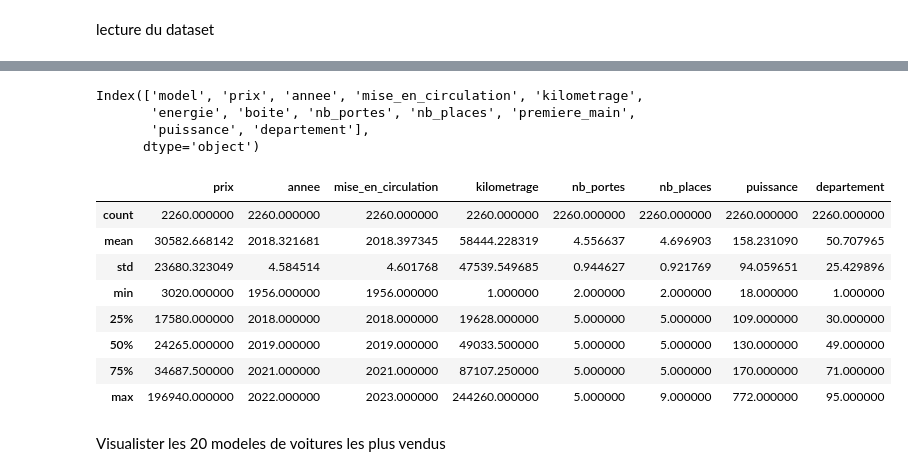
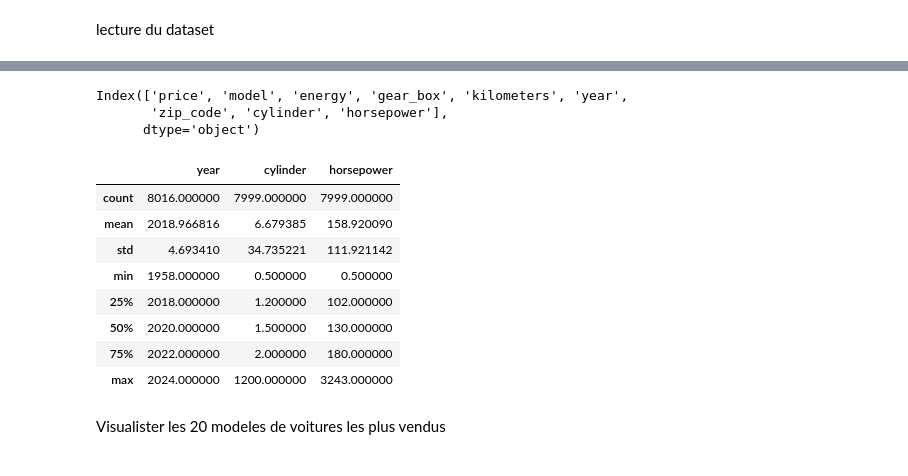
Before and after one commit to IvanBF9/MachineLearningCarPrice, a Jupyter notebook: notebooks/data_exploratory.ipynb, the cells around one changed output, grey strips where cells are left out. Cells and saved outputs as stored; diff of their text form; code cells hidden in the pictures.

```diff
--- a/notebooks/data_exploratory.ipynb
+++ b/notebooks/data_exploratory.ipynb
@@ -7,7 +7,7 @@ import seaborn as sns;
 # %% [markdown]
 lecture du dataset
 # %%
-file_path = '../data/dataset_clean.csv'
-car = pd.read_csv(file_path)
-car.head()
+file_path = '../data/lacentrale-dev.csv'
+lacentral_df = pd.read_csv(file_path)
+lacentral_df.head()
 # %% [output]
@@ -20,22 +20,21 @@ car.head()
 # %%
-car.columns
+lacentral_df.columns
 # %% [output]
-Index(['model', 'prix', 'annee', 'mise_en_circulation', 'kilometrage',
-       'energie', 'boite', 'nb_portes', 'nb_places', 'premiere_main',
-       'puissance', 'departement'],
+Index(['price', 'model', 'energy', 'gear_box', 'kilometers', 'year',
+       'zip_code', 'cylinder', 'horsepower'],
       dtype='object')
 # %%
-car.describe()
+lacentral_df.describe()
 # %% [output]
-|  | prix | annee | mise_en_circulation | kilometrage | nb_portes | nb_places | puissance | departement |
-| count | 2260.000000 | 2260.000000 | 2260.000000 | 2260.000000 | 2260.000000 | 2260.000000 | 2260.000000 | 2260.000000 |
-| mean | 30582.668142 | 2018.321681 | 2018.397345 | 58444.228319 | 4.556637 | 4.696903 | 158.231090 | 50.707965 |
-| std | 23680.323049 | 4.584514 | 4.601768 | 47539.549685 | 0.944627 | 0.921769 | 94.059651 | 25.429896 |
-| min | 3020.000000 | 1956.000000 | 1956.000000 | 1.000000 | 2.000000 | 2.000000 | 18.000000 | 1.000000 |
-| 25% | 17580.000000 | 2018.000000 | 2018.000000 | 19628.000000 | 5.000000 | 5.000000 | 109.000000 | 30.000000 |
-| 50% | 24265.000000 | 2019.000000 | 2019.000000 | 49033.500000 | 5.000000 | 5.000000 | 130.000000 | 49.000000 |
-| 75% | 34687.500000 | 2021.000000 | 2021.000000 | 87107.250000 | 5.000000 | 5.000000 | 170.000000 | 71.000000 |
-| max | 196940.000000 | 2022.000000 | 2023.000000 | 244260.000000 | 5.000000 | 9.000000 | 772.000000 | 95.000000 |
+|  | year | cylinder | horsepower |
+| count | 8016.000000 | 7999.000000 | 7999.000000 |
+| mean | 2018.966816 | 6.679385 | 158.920090 |
+| std | 4.693410 | 34.735221 | 111.921142 |
+| min | 1958.000000 | 0.500000 | 0.500000 |
+| 25% | 2018.000000 | 1.200000 | 102.000000 |
+| 50% | 2020.000000 | 1.500000 | 130.000000 |
+| 75% | 2022.000000 | 2.000000 | 180.000000 |
+| max | 2024.000000 | 1200.000000 | 3243.000000 |
 # %% [markdown]
 Visualister les 20 modeles de voitures les plus vendus
 # %%
```
Also changed, not shown: parts of 11 cells of this notebook, 1 other file.
